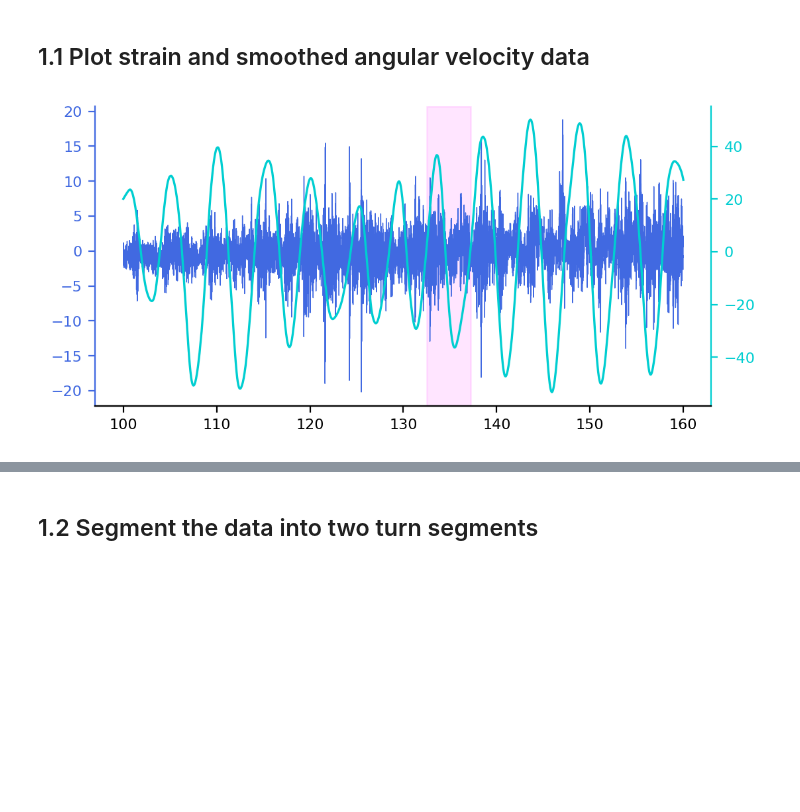
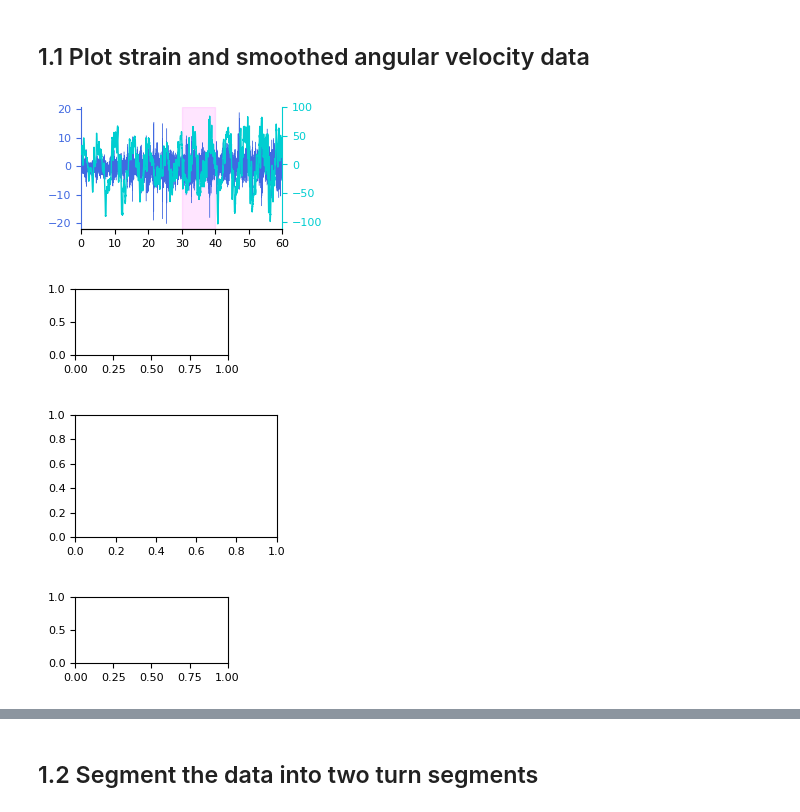
Before and after one commit to vanbreugel-lab/2023_ski_sense_manuscript, a Jupyter notebook: Strain_figures.ipynb, the cells around one changed output, grey strips where cells are left out. Drawn from its saved outputs; the diff is of its cells as text; code cells hidden in the pictures; blank space fills up the shorter version.

```diff
--- a/Strain_figures.ipynb
+++ b/Strain_figures.ipynb
@@ -148,40 +157,55 @@ all_mean_time = [df_grmr_mean,df_grmr1_mean,df_grmr2_mean,df_grmr3_mean,df_grmr4
 # %% [markdown]
 ## 1.1 Plot strain and smoothed angular velocity data
 # %%
+import figurefirst as fifi
+
+layout = fifi.svg_to_axes.FigureLayout('Fig8_full_run_2turn_new.svg',
+                                       autogenlayers=True, make_mplfigures=True, hide_layers=[])
+ax = layout.axes[('skirun', 'skirun')]
+
+
 # Simple Plots
 ski_run = 1
 width = 6
 height = 3
 color1 = 'royalblue'
 color2 = 'darkturquoise'
-xlim = [132.5,137.2]
+xlim = [0,60]
+xlim_zoom = [30, 40]
 
 mpl.rc('font', size=8)
-fig, ax = plt.subplots(1,1,figsize=[width,height], dpi=200)
 # fig.subplots_adjust(hspace=0.2)
-fig.patch.set_facecolor('white')
 ax1 = ax.twinx()
 
-ax.plot(df_grmr1.time_imu,df_grmr1_mean.sg7, '-', color=color1, linewidth=0.5, label='Strain')
-ax1.plot(df_grmr1.time_imu,df_grmr1.imu_wz_hat, '-', color=color2, linewidth=1.2, label='Ang. vel.')
-ax.axvspan(xlim[0], xlim[1], color='magenta', alpha=.1, zorder=-1)
+t0 = df_grmr1.time_imu.min()
+ax.plot(df_grmr1.time_imu-t0,df_grmr1_mean.sg7, '-', color=color1, linewidth=0.3, label='Strain')
+ax1.plot(df_grmr1.time_imu-t0,df_grmr1.imu_wz, '-', color=color2, linewidth=1, label='Ang. vel.')
+ax.axvspan(xlim_zoom[0], xlim_zoom[1], color='magenta', alpha=.1, zorder=-1)
 
 # Uncomment this to create a zoomed in plot consisting of two turns.
-# ax.set_xlim(xlim)
-# ax1.set_xlim(xlim)
+ax.set_xlim(xlim)
+ax1.set_xlim(xlim)
 
 ax.tick_params(axis='y', colors=color1)
 ax.spines['left'].set_color(color1)
 ax1.tick_params(axis='y', colors=color2)
 ax1.spines['right'].set_color(color2)
 
 ax.spines['top'].set_visible(False)
 ax.spines['right'].set_visible(False)
 
 ax1.spines['top'].set_visible(False)
 ax1.spines['left'].set_visible(False)
-# plt.savefig("full_run_angvel_strain.svg",bbox_inches='tight',dpi=fig.dpi)
+#plt.savefig("full_run_angvel_strain_2turns.svg",bbox_inches='tight',dpi=fig.dpi)
 
-plt.show()
+ax1.set_yticks([-100, -50, 0, 50, 100])
+ax.set_yticks([-20, -10, 0, 10, 20])
+fifi.mpl_functions.set_fontsize(ax, 8)
+
+layout.append_figure_to_layer(layout.figures['skirun'], 'skirun', cleartarget=True)
+layout.write_svg('Fig8_full_run_2turn_new.svg')
 # %% [output]
-[figure, old version]
+[figure, new version]
+[figure, added]
+[figure, added]
+[figure, added]
```
Also changed, not shown: parts of 22 cells of this notebook, 39 other files.
